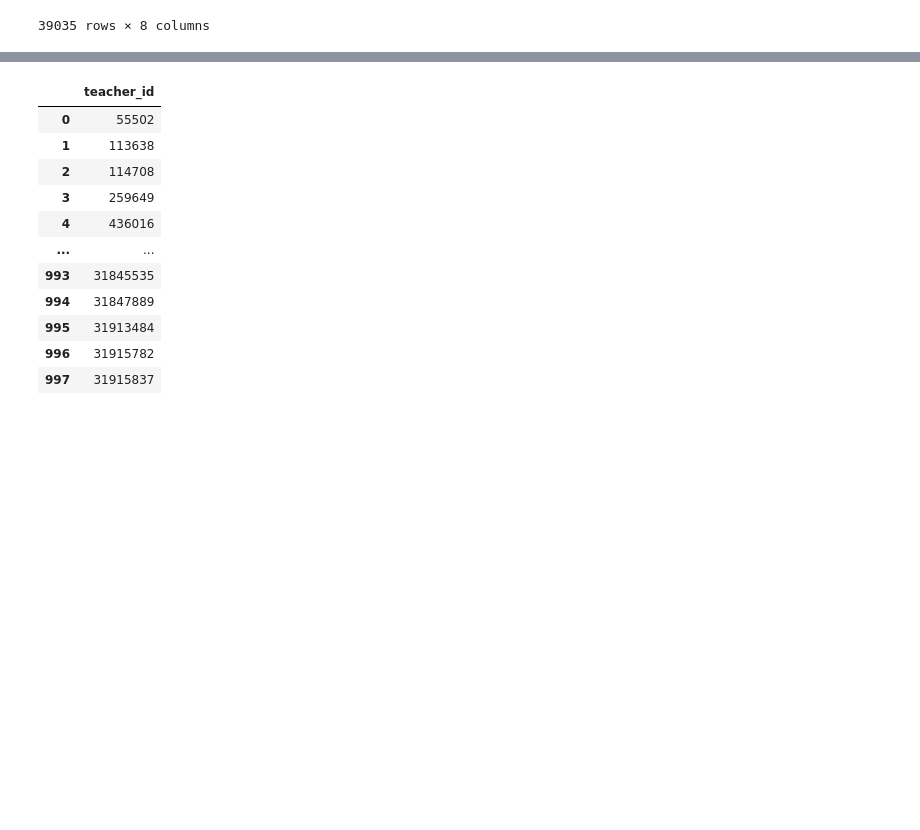
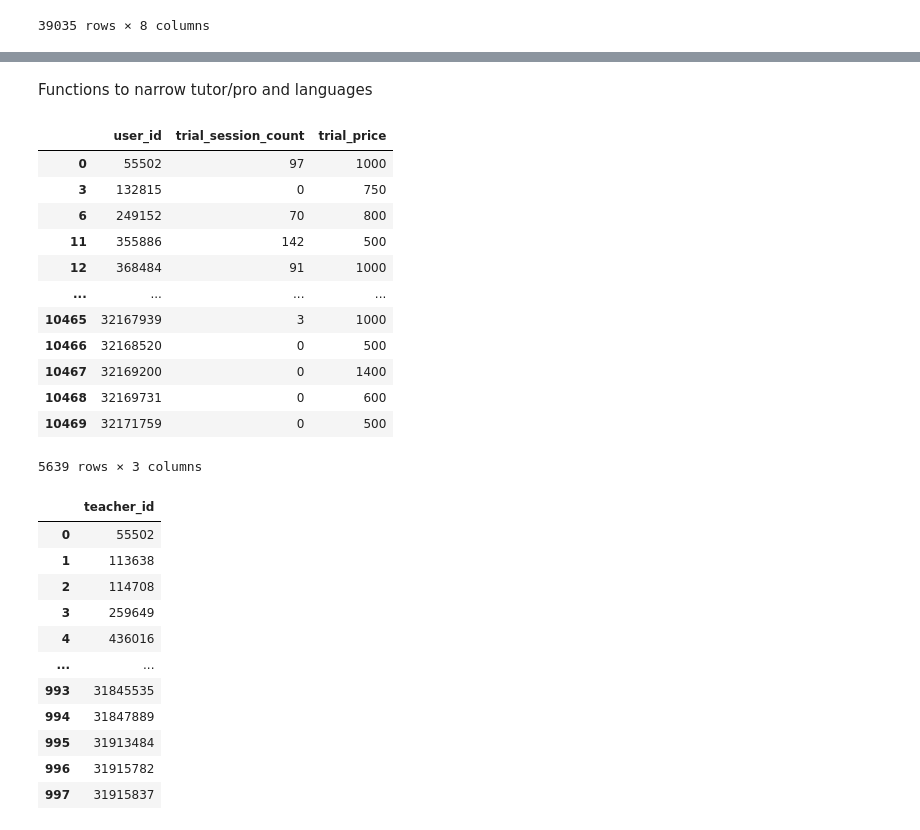
Before and after one commit to ernmin/Project4GA, a Jupyter notebook: EDA/EDA.ipynb, the cells around one changed output, grey strips where cells are left out. Drawn from its saved outputs; the diff is of its cells as text; code cells hidden in the pictures; blank space fills up the shorter version.

```diff
--- a/EDA/EDA.ipynb
+++ b/EDA/EDA.ipynb
@@ -718,3 +752,33 @@ df_pro_course
+# %% [markdown]
+Functions to narrow tutor/pro and languages
+# %%
+def tutor_pro(tutor):
+    if tutor == True:
+        df_tutors = df_user_course_info[(df_user_course_info['is_tutor'] == 1) & (df_user_course_info['is_pro']  == 0)]
+        return df_tutors[['user_id', 'trial_session_count', 'trial_price']]
+    else:
+        df_pros_1 = df_user_course_info[(df_user_course_info['is_tutor'] == 1) & (df_user_course_info['is_pro']  == 1)]
+        df_pros_2 = df_user_course_info[(df_user_course_info['is_tutor'] == 0) & (df_user_course_info['is_pro']  == 1)]
+        df_pros_combined = pd.concat([df_pros_1, df_pros_2], ignore_index=True)
+        df_pros_combined = df_pros_combined[['user_id', 'trial_session_count', 'trial_price']]
+        return df_pros_combined
+
+
+tutor_pro(True)
+# %% [output]
+|  | user_id | trial_session_count | trial_price |
+| 0 | 55502 | 97 | 1000 |
+| 3 | 132815 | 0 | 750 |
+| 6 | 249152 | 70 | 800 |
+| 11 | 355886 | 142 | 500 |
+| 12 | 368484 | 91 | 1000 |
+| ... | ... | ... | ... |
+| 10465 | 32167939 | 3 | 1000 |
+| 10466 | 32168520 | 0 | 500 |
+| 10467 | 32169200 | 0 | 1400 |
+| 10468 | 32169731 | 0 | 600 |
+| 10469 | 32171759 | 0 | 500 |
+5639 rows × 3 columns
 # %%
 def teacher_id_language(language):
     df_teachers_id = df_pro_course[df_pro_course['language'] == language].groupby(['teacher_id', 'language']).count()
```
Also changed, not shown: parts of 17 cells of this notebook, 2 other files.
